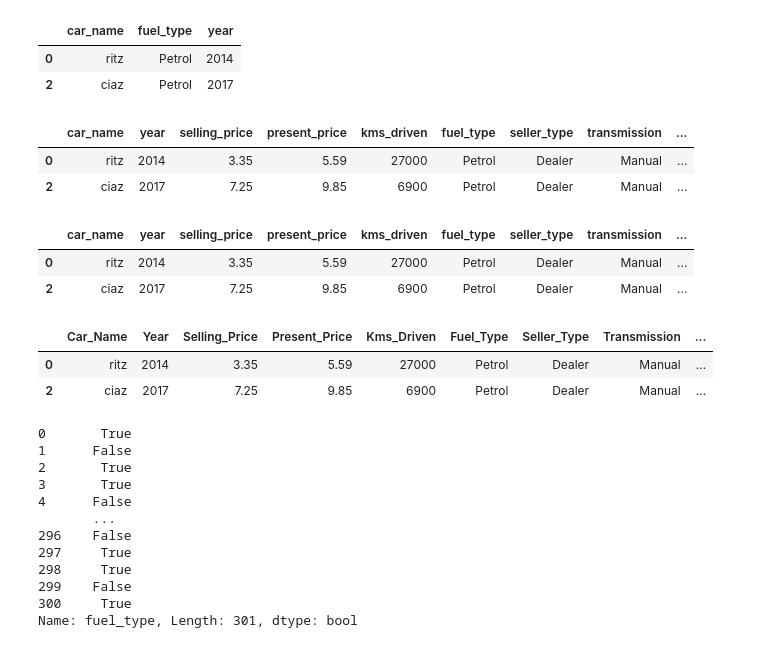
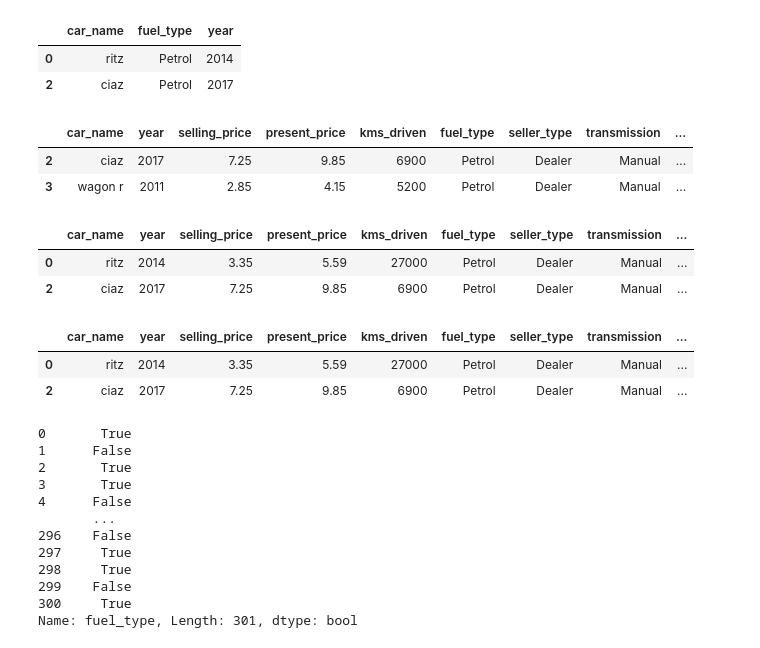
Before and after one commit to kkaur1998/ksr_de, a Jupyter notebook: python/2_cardata_analysis.ipynb, the cells around one changed output. Saved outputs shown, nothing was run; the diff lists cells and outputs as text; code cells hidden in the pictures.

```diff
--- a/python/2_cardata_analysis.ipynb
+++ b/python/2_cardata_analysis.ipynb
@@ -169,11 +154,11 @@ df[['car_name','fuel_type','year']][df['fuel_type']=='Petrol'].head(2)
 | 0 | ritz | Petrol | 2014 |
 | 2 | ciaz | Petrol | 2017 |
 # %%
-df.query('fuel_type=="Petrol"').head(2)
+df.query('fuel_type=="Petrol" and kms_driven<27000').head(2)
 # %% [output]
 |  | car_name | year | selling_price | present_price | kms_driven | fuel_type | seller_type | transmission | ... |
-| 0 | ritz | 2014 | 3.35 | 5.59 | 27000 | Petrol | Dealer | Manual | ... |
 | 2 | ciaz | 2017 | 7.25 | 9.85 | 6900 | Petrol | Dealer | Manual | ... |
+| 3 | wagon r | 2011 | 2.85 | 4.15 | 5200 | Petrol | Dealer | Manual | ... |
 # %%
 df.iloc[np.where(df['fuel_type']=='Petrol')].head(2)
 # %% [output]
@@ -181,9 +166,9 @@ df.iloc[np.where(df['fuel_type']=='Petrol')].head(2)
 | 0 | ritz | 2014 | 3.35 | 5.59 | 27000 | Petrol | Dealer | Manual | ... |
 | 2 | ciaz | 2017 | 7.25 | 9.85 | 6900 | Petrol | Dealer | Manual | ... |
 # %%
-data.loc[df['fuel_type']=='Petrol'].head(2)
+df.loc[df['fuel_type']=='Petrol'].head(2)
 # %% [output]
-|  | Car_Name | Year | Selling_Price | Present_Price | Kms_Driven | Fuel_Type | Seller_Type | Transmission | ... |
+|  | car_name | year | selling_price | present_price | kms_driven | fuel_type | seller_type | transmission | ... |
 | 0 | ritz | 2014 | 3.35 | 5.59 | 27000 | Petrol | Dealer | Manual | ... |
 | 2 | ciaz | 2017 | 7.25 | 9.85 | 6900 | Petrol | Dealer | Manual | ... |
 # %%
```
Also changed, not shown: parts of 15 cells of this notebook, 19 other files.
